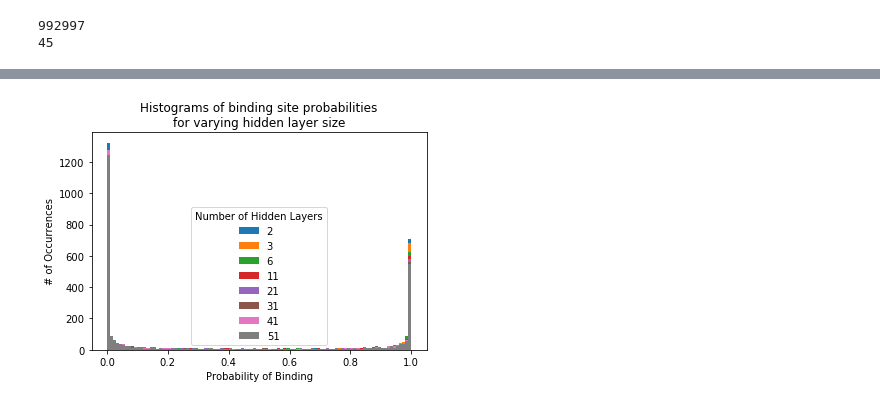
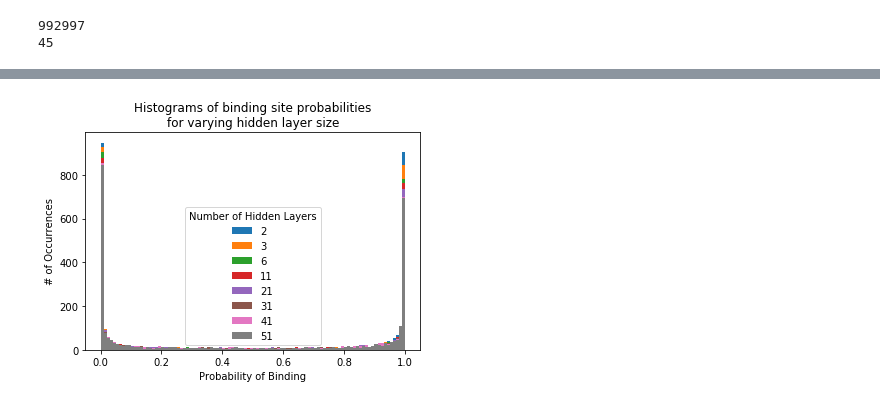
Before and after one commit to greyson9/final_project, a Jupyter notebook: Algorithms Final Project.ipynb, the cells around one changed output, grey strips where cells are left out. Cells and saved outputs as stored; diff of their text form; code cells hidden in the pictures.

```diff
--- a/Algorithms Final Project.ipynb
+++ b/Algorithms Final Project.ipynb
@@ -110,7 +110,7 @@ print(binary_input)
 layer_sizes = [n, 3, n]
 # learning_rate = 0.01
 reg_rate = 0.0
-num_epochs = 10000
+num_epochs = 4000
 num_batches = 2
 rates = [1.0, 0.1, 0.01, 0.001, 0.0001]
 rates_around1 = [10.0, 8.0, 6.0, 4.0, 2.0, 1.0, 0.5, 0.1]
@@ -353,19 +379,19 @@ plt.close()
 # %%
 validation_seqs = read_txt('./data/rap1-lieb-test.txt')
 validation_binary = np.array([dna_to_binary(x) for x in validation_seqs])
 # validation_seqs.shape[1]
-val_out = np.round(feed_forward(weights_list[-1], biases_list[-1], validation_binary.T)[0], 3)
+val_out = np.round(feed_forward(weights_list[0], biases_list[0], validation_binary.T)[0], 3)
 write_output(validation_seqs, val_out, 'test_set_output.txt')
 vo = []
 plt.close()
 plt.figure()
 plt.title('Histograms of binding site probabilities\nfor varying hidden layer size')
 for w, b, hn in zip(weights_list, biases_list, hidden_layers):
     plt.hist(np.round(feed_forward(w, b, validation_binary.T)[0], 3), bins=100, label=str(hn))
 plt.legend(title='Number of Hidden Layers')
 plt.ylabel('# of Occurrences')
 plt.xlabel('Probability of Binding')
 plt.show()
 plt.close()
 # %% [output]
-[figure, old version]
+[figure, new version]
```
Also changed, not shown: parts of 6 cells of this notebook, 11 other files.
